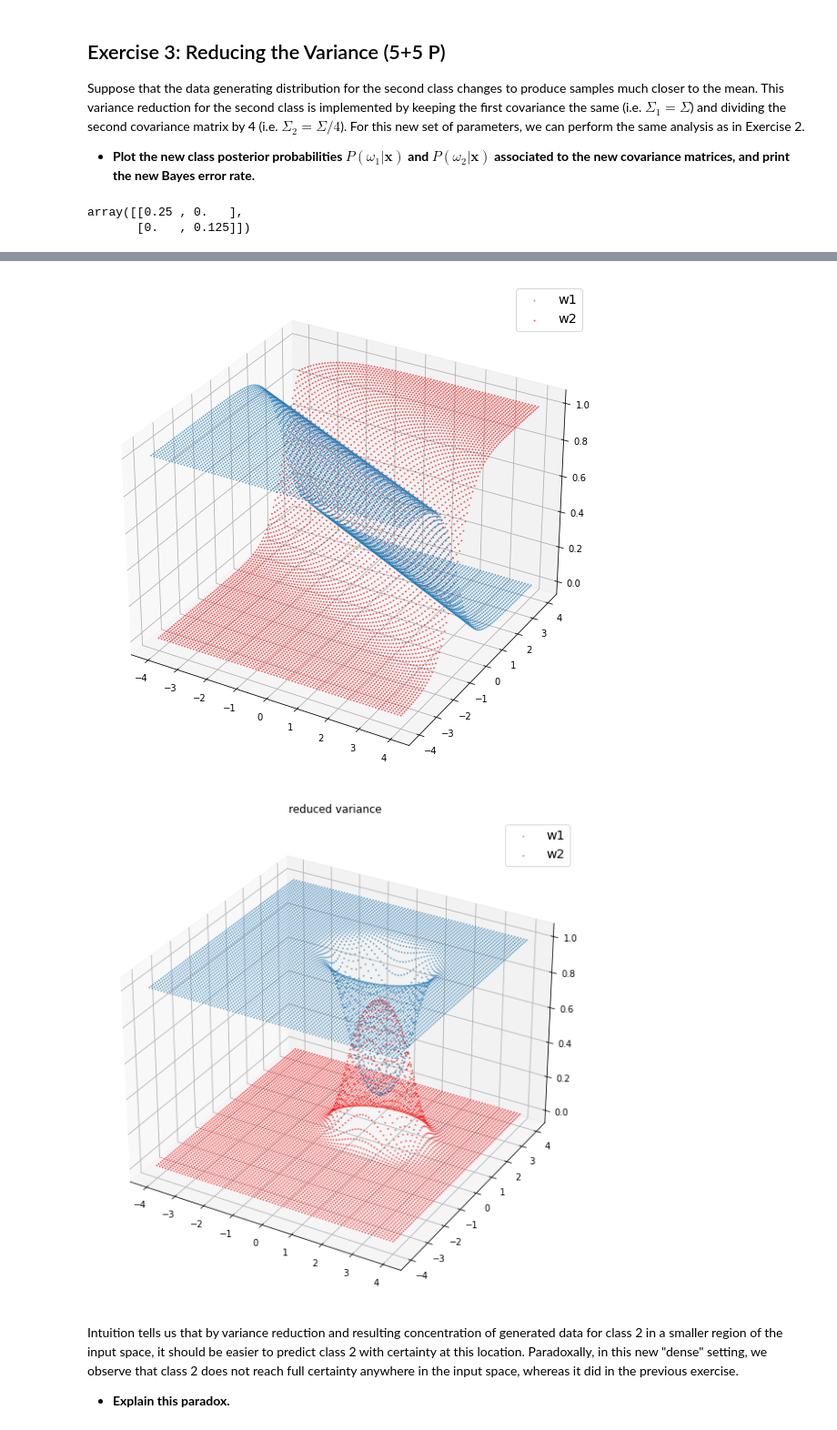
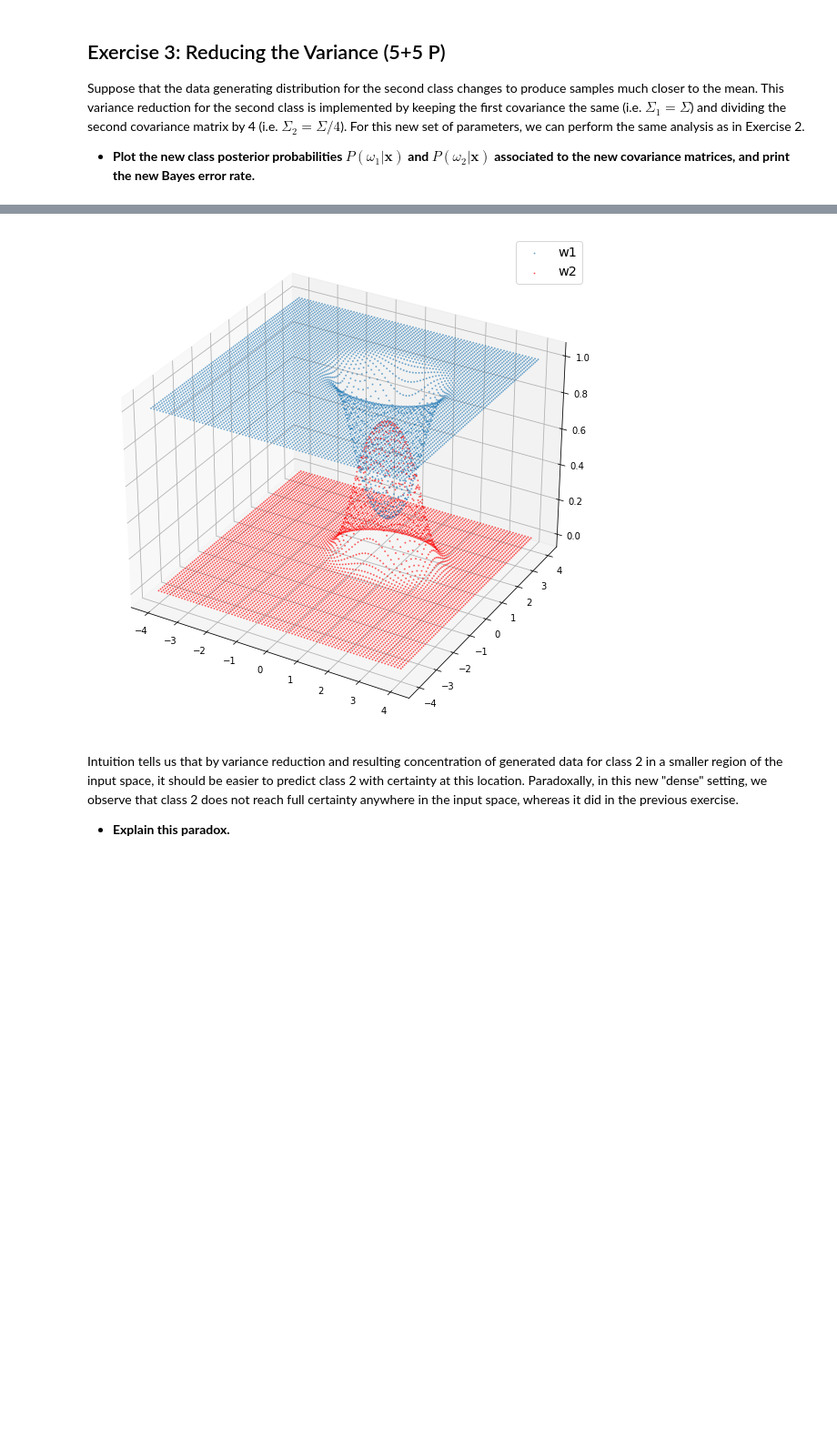
Before and after one commit to Omarbl/Machine-Learning-1, a Jupyter notebook: sheet1/sheet01-programming.ipynb, the cells around one changed output, grey strips where cells are left out. Shown at 91% size. Drawn from its saved outputs; the diff is of its cells as text; code cells hidden in the pictures; blank space fills up the shorter version.

```diff
--- a/sheet1/sheet01-programming.ipynb
+++ b/sheet1/sheet01-programming.ipynb
@@ -132,9 +135,9 @@ Classes occur with probability $P(\omega_1) = 0.9$ and $P(\omega_2) = 0.1$. Anal
 * **From these distributions, compute the total probability distribution $P(\boldsymbol{x}) = \sum_{c \in \{1,2\}} P(\boldsymbol{x} | \omega_c) \cdot P(\omega_c)$, and plot it.**
 * **Compute and plot the class posterior probabilities $P(\omega_1|\boldsymbol{x})$ and $P(\omega_2|\boldsymbol{x})$, and print the Bayes error rate for the discretized case.**
 # %%
-def gaussian(x,y,mu,sigma):
-    z = np.exp(-0.5*((x-mu[0])**2/sigma[0][0]+((y-mu[1]))**2/sigma[1][1]))
-    return z/np.sum(z)
+def gaussian(X1,X2,mu,sigma):
+    P = np.exp(-0.5*((X1-mu[0])**2/sigma[0,0]+(X2-mu[1])**2/sigma[1,1]))/(2*np.pi)
+    return P/np.sum(P)
 # %%
 X1,X2 = np.meshgrid(x,x)
 
@@ -186,11 +189,9 @@ plt.legend(['w1','w2'], fontsize='x-large',loc='best')
 [figure]
 # %%
 def bayes_error(p,post_1,post_2):
+    return (np.minimum(post_1,post_2)*p).sum()
 
-    e = (np.minimum(post_1,post_2)*p).sum()
-    return e
-
-error = bayes_error(p,post_1,post_2)
+error= bayes_error(p,post_1,post_2)
 print(error)
 # %% [output]
 0.08042117524744927
@@ -200,28 +201,17 @@ print(error)
 Suppose that the data generating distribution for the second class changes to produce samples much closer to the mean. This variance reduction for the second class is implemented by keeping the first covariance the same (i.e. $\Sigma_1 = \Sigma$) and dividing the second covariance matrix by 4 (i.e. $\Sigma_2 = \Sigma/4$). For this new set of parameters, we can perform the same analysis as in Exercise 2.
 
 * **Plot the new class posterior probabilities $P(\omega_1|\boldsymbol{x})$ and $P(\omega_2|\boldsymbol{x})$ associated to the new covariance matrices, and print the new Bayes error rate.**
-# %%
-sigma_2 =sigma/4
-# %% [output]
-array([[0.25 , 0.   ],
-       [0.   , 0.125]])
 # %%
 ### REPLACE BY YOUR CODE
 
-x= np.arange(-4,4+1e-9,0.1)
-X1,X2 = np.meshgrid(x,x)
-
-
-## class 1 prior
-p_1_red = gaussian(X1,X2,mu_1,sigma)
 ## class 2 prior
 p_2_red = gaussian(X1,X2,mu_2,sigma/4)
 
 
-p_red = 0.9*p_1_red+0.1*p_2_red
+p_red = 0.9*p_1+0.1*p_2_red
 
 ### Class 1 Posterior
-post_1_red = 0.9*p_1_red / p_red
+post_1_red = 0.9*p_1 / p_red
 
 ### Class 2 Posterior
 post_2_red = 0.1*p_2_red / p_red
@@ -232,16 +222,10 @@ fig = plt.figure(figsize=(14,10))
 ax = plt.axes(projection='3d')
 #ax.view_init(25, -47)
 
-ax.scatter(X1,X2,post_1,s=1,alpha=0.5)
-ax.scatter(X1,X2,post_2,s=1,alpha=0.5,c='red')
-plt.legend(['w1','w2'], fontsize='x-large',loc='best')
-
-fig = plt.figure(figsize=(14,10))
-ax = plt.axes(projection='3d')
 ax.scatter(X1,X2,post_1_red,s=1,alpha=0.5)
 ax.scatter(X1,X2,post_2_red,s=1,alpha=0.5,c='red')
 plt.legend(['w1','w2'], fontsize='x-large',loc='best')
-plt.title('reduced variance')
+
 error= bayes_error(p_red,post_1_red,post_2_red)
 print(error)
 # %% [output]
@@ -249,5 +233,4 @@ print(error)
-[figure, old version]
+[figure, new version]
-[figure, removed]
 # %% [markdown]
 Intuition tells us that by variance reduction and resulting concentration of generated data for class 2 in a smaller region of the input space, it should be easier to predict class 2 with certainty at this location. Paradoxally, in this new "dense" setting, we observe that class 2 does not reach full certainty anywhere in the input space, whereas it did in the previous exercise.
 
```
Also changed, not shown: parts of 5 cells of this notebook, 9 other files.
